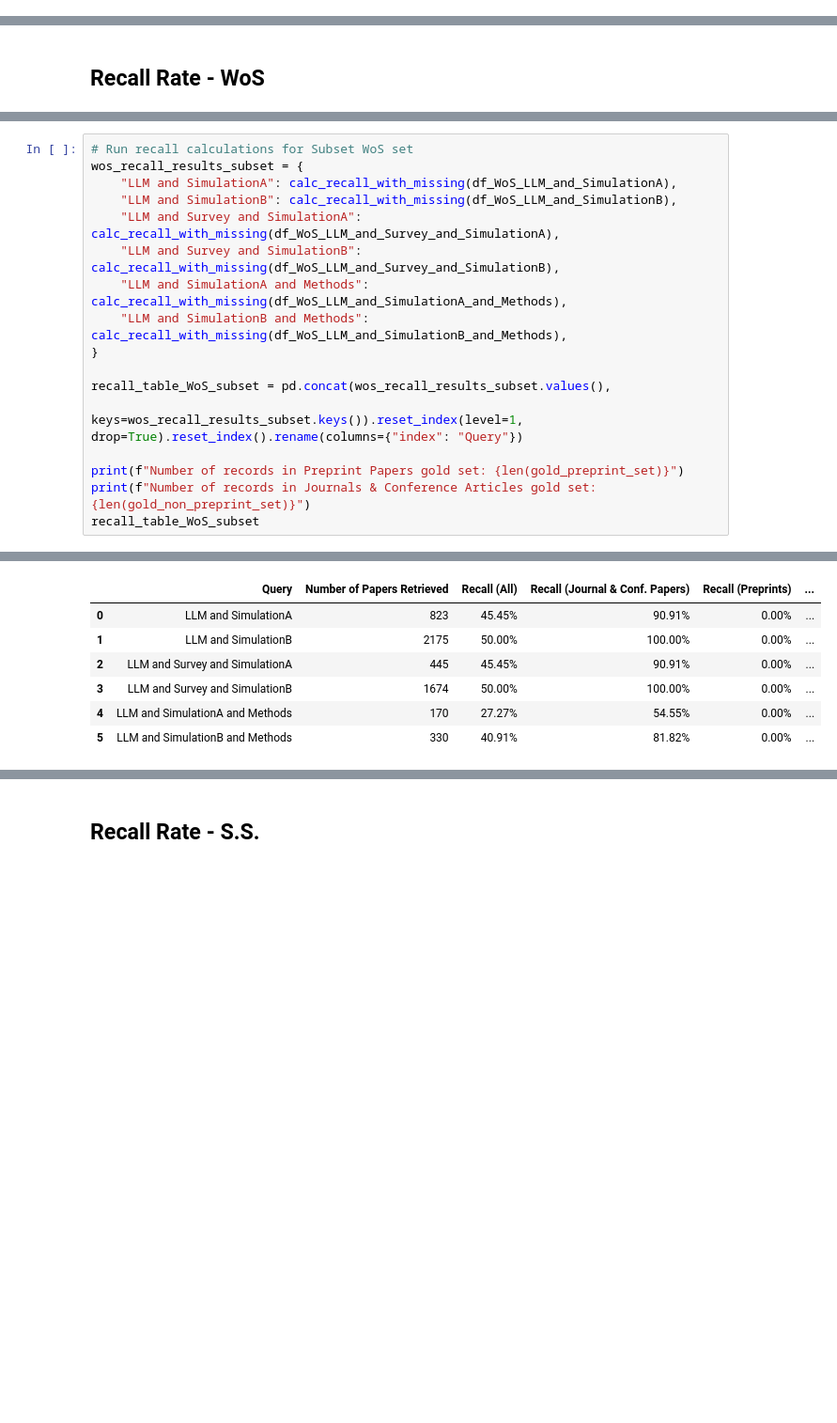
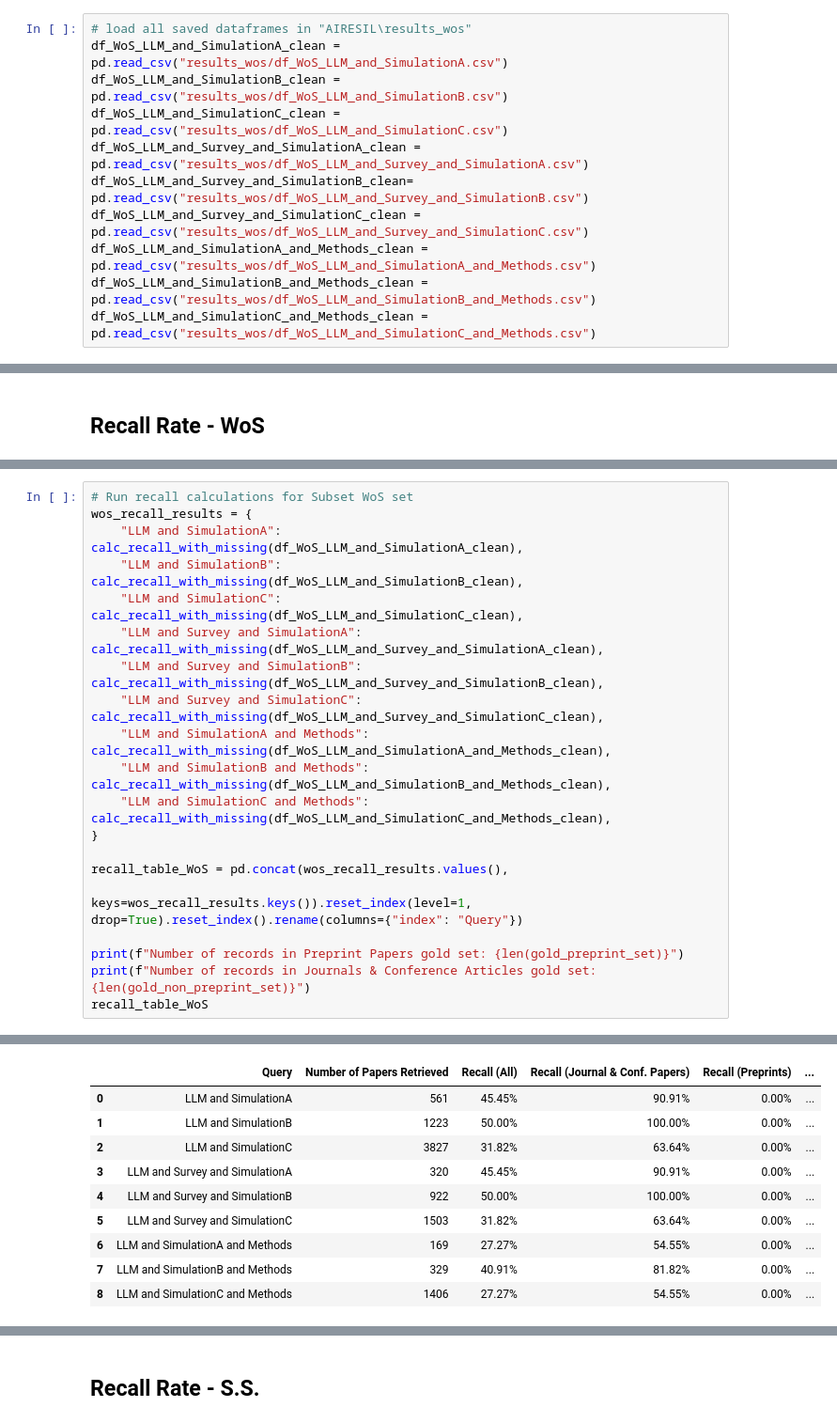
Before and after one commit to haoting-chan/AIRESIL, a Jupyter notebook: Database_extraction.ipynb, the cells around one changed output, grey strips where cells are left out. Shown at 94% size. Drawn from its saved outputs; the diff is of its cells as text; blank space fills up the shorter version.

```diff
--- a/Database_extraction.ipynb
+++ b/Database_extraction.ipynb
@@ -395,3 +383,14 @@ df_WoS_LLM_and_Survey_and_SimulationB = pd.read_csv("results_wos/df_WoS_LLM_and_
+# %%
+# load all saved dataframes in "AIRESIL\results_wos"
+df_WoS_LLM_and_SimulationA_clean = pd.read_csv("results_wos/df_WoS_LLM_and_SimulationA.csv")
+df_WoS_LLM_and_SimulationB_clean = pd.read_csv("results_wos/df_WoS_LLM_and_SimulationB.csv")
+df_WoS_LLM_and_SimulationC_clean = pd.read_csv("results_wos/df_WoS_LLM_and_SimulationC.csv")
+df_WoS_LLM_and_Survey_and_SimulationA_clean = pd.read_csv("results_wos/df_WoS_LLM_and_Survey_and_SimulationA.csv")
+df_WoS_LLM_and_Survey_and_SimulationB_clean= pd.read_csv("results_wos/df_WoS_LLM_and_Survey_and_SimulationB.csv")
+df_WoS_LLM_and_Survey_and_SimulationC_clean = pd.read_csv("results_wos/df_WoS_LLM_and_Survey_and_SimulationC.csv")
+df_WoS_LLM_and_SimulationA_and_Methods_clean = pd.read_csv("results_wos/df_WoS_LLM_and_SimulationA_and_Methods.csv")
+df_WoS_LLM_and_SimulationB_and_Methods_clean = pd.read_csv("results_wos/df_WoS_LLM_and_SimulationB_and_Methods.csv")
+df_WoS_LLM_and_SimulationC_and_Methods_clean = pd.read_csv("results_wos/df_WoS_LLM_and_SimulationC_and_Methods.csv")
 # %% [markdown]
 ## Semantic Scholar API Call
 # %%
@@ -1241,30 +1045,36 @@ recall_table_WoS
 # %%
 # Run recall calculations for Subset WoS set
-wos_recall_results_subset = {
-    "LLM and SimulationA": calc_recall_with_missing(df_WoS_LLM_and_SimulationA),
-    "LLM and SimulationB": calc_recall_with_missing(df_WoS_LLM_and_SimulationB),
-    "LLM and Survey and SimulationA": calc_recall_with_missing(df_WoS_LLM_and_Survey_and_SimulationA),
-    "LLM and Survey and SimulationB": calc_recall_with_missing(df_WoS_LLM_and_Survey_and_SimulationB),
-    "LLM and SimulationA and Methods": calc_recall_with_missing(df_WoS_LLM_and_SimulationA_and_Methods),
-    "LLM and SimulationB and Methods": calc_recall_with_missing(df_WoS_LLM_and_SimulationB_and_Methods),
+wos_recall_results = {
+    "LLM and SimulationA": calc_recall_with_missing(df_WoS_LLM_and_SimulationA_clean),
+    "LLM and SimulationB": calc_recall_with_missing(df_WoS_LLM_and_SimulationB_clean),
+    "LLM and SimulationC": calc_recall_with_missing(df_WoS_LLM_and_SimulationC_clean),
+    "LLM and Survey and SimulationA": calc_recall_with_missing(df_WoS_LLM_and_Survey_and_SimulationA_clean),
+    "LLM and Survey and SimulationB": calc_recall_with_missing(df_WoS_LLM_and_Survey_and_SimulationB_clean),
+    "LLM and Survey and SimulationC": calc_recall_with_missing(df_WoS_LLM_and_Survey_and_SimulationC_clean),
+    "LLM and SimulationA and Methods": calc_recall_with_missing(df_WoS_LLM_and_SimulationA_and_Methods_clean),
+    "LLM and SimulationB and Methods": calc_recall_with_missing(df_WoS_LLM_and_SimulationB_and_Methods_clean),
+    "LLM and SimulationC and Methods": calc_recall_with_missing(df_WoS_LLM_and_SimulationC_and_Methods_clean),
 }
 
-recall_table_WoS_subset = pd.concat(wos_recall_results_subset.values(),
-                                   keys=wos_recall_results_subset.keys()).reset_index(level=1, drop=True).reset_index().rename(columns={"index": "Query"})
+recall_table_WoS = pd.concat(wos_recall_results.values(),
+                                   keys=wos_recall_results.keys()).reset_index(level=1, drop=True).reset_index().rename(columns={"index": "Query"})
 
 print(f"Number of records in Preprint Papers gold set: {len(gold_preprint_set)}")
 print(f"Number of records in Journals & Conference Articles gold set: {len(gold_non_preprint_set)}")
-recall_table_WoS_subset
+recall_table_WoS
 # %% [output]
 Number of records in Preprint Papers gold set: 11
 Number of records in Journals & Conference Articles gold set: 11
 |  | Query | Number of Papers Retrieved | Recall (All) | Recall (Journal & Conf. Papers) | Recall (Preprints) | ... |
-| 0 | LLM and SimulationA | 823 | 45.45% | 90.91% | 0.00% | ... |
-| 1 | LLM and SimulationB | 2175 | 50.00% | 100.00% | 0.00% | ... |
-| 2 | LLM and Survey and SimulationA | 445 | 45.45% | 90.91% | 0.00% | ... |
-| 3 | LLM and Survey and SimulationB | 1674 | 50.00% | 100.00% | 0.00% | ... |
-| 4 | LLM and SimulationA and Methods | 170 | 27.27% | 54.55% | 0.00% | ... |
-| 5 | LLM and SimulationB and Methods | 330 | 40.91% | 81.82% | 0.00% | ... |
+| 0 | LLM and SimulationA | 561 | 45.45% | 90.91% | 0.00% | ... |
+| 1 | LLM and SimulationB | 1223 | 50.00% | 100.00% | 0.00% | ... |
+| 2 | LLM and SimulationC | 3827 | 31.82% | 63.64% | 0.00% | ... |
+| 3 | LLM and Survey and SimulationA | 320 | 45.45% | 90.91% | 0.00% | ... |
+| 4 | LLM and Survey and SimulationB | 922 | 50.00% | 100.00% | 0.00% | ... |
+| 5 | LLM and Survey and SimulationC | 1503 | 31.82% | 63.64% | 0.00% | ... |
+| 6 | LLM and SimulationA and Methods | 169 | 27.27% | 54.55% | 0.00% | ... |
+| 7 | LLM and SimulationB and Methods | 329 | 40.91% | 81.82% | 0.00% | ... |
+| 8 | LLM and SimulationC and Methods | 1406 | 27.27% | 54.55% | 0.00% | ... |
 # %%
 # Define function: compare_missing_journal_articles
 def compare_missing_journal_articles(df_recall, query1, query2):
```
Also changed, not shown: parts of 76 cells of this notebook, 10 other files.
